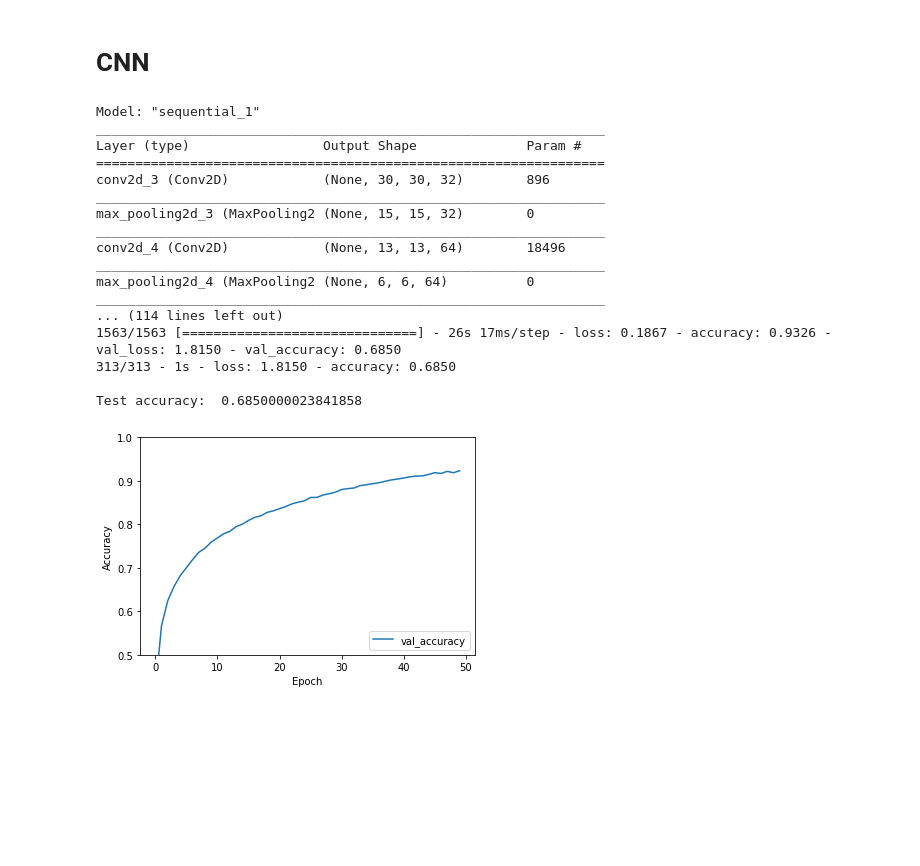
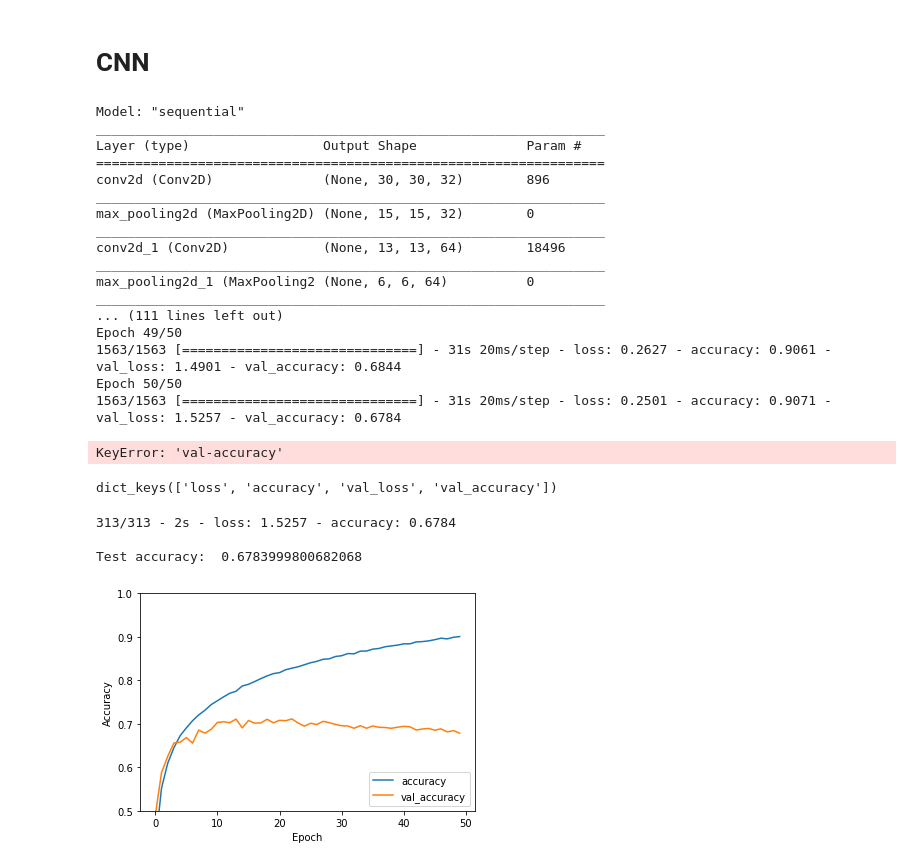
Before and after one commit to sandani98/EN2550_Ass_4, a Jupyter notebook: part-IV.ipynb, the cells around one changed output. Drawn from its saved outputs; the diff is of its cells as text; code cells hidden in the pictures; blank space fills up the shorter version.

Commit message:
Code to display train and test accuracies

```diff
--- a/part-IV.ipynb
+++ b/part-IV.ipynb
@@ -4,7 +4,7 @@
 
 import tensorflow as tf
 from tensorflow import keras
-#from tensorflow.keras import datasets,layers,models
+from tensorflow.keras import datasets,layers,models
 import matplotlib.pyplot as plt
 
 (train_images,train_labels),(test_images,test_labels) = datasets.cifar10.load_data()
@@ -33,8 +33,9 @@ model.compile(optimizer = 'adam',
     metrics = ['accuracy']
 )
 
-history = model.fit(train_images,train_labels,epochs = 50,validation_data=(test_images,test_labels))
-plt.plot(history.history['accuracy'],label='val_accuracy')
+history = model.fit(train_images,train_labels,epochs = 50,validation_data=(test_images,test_labels))  #25 epochs would be better
+plt.plot(history.history['accuracy'],label='accuracy')
+plt.plot(history.history['val-accuracy'],label='val_accuracy')
 plt.xlabel('Epoch')
 plt.ylabel('Accuracy')
 plt.ylim([0.5,1])
@@ -44,21 +45,41 @@ plt.legend(loc='lower right')
 test_loss,test_acc = model.evaluate(test_images,test_labels,verbose=2)
 print('\nTest accuracy: ',test_acc)
 # %% [output]
-Model: "sequential_1"
+Model: "sequential"
 _________________________________________________________________
 Layer (type)                 Output Shape              Param #
 =================================================================
-conv2d_3 (Conv2D)            (None, 30, 30, 32)        896
+conv2d (Conv2D)              (None, 30, 30, 32)        896
 _________________________________________________________________
-max_pooling2d_3 (MaxPooling2 (None, 15, 15, 32)        0
+max_pooling2d (MaxPooling2D) (None, 15, 15, 32)        0
 _________________________________________________________________
-conv2d_4 (Conv2D)            (None, 13, 13, 64)        18496
+conv2d_1 (Conv2D)            (None, 13, 13, 64)        18496
 _________________________________________________________________
-max_pooling2d_4 (MaxPooling2 (None, 6, 6, 64)          0
+max_pooling2d_1 (MaxPooling2 (None, 6, 6, 64)          0
 _________________________________________________________________
-... (114 lines left out)
-1563/1563 [==============================] - 26s 17ms/step - loss: 0.1867 - accuracy: 0.9326 - val_loss: 1.8150 - val_accuracy: 0.6850
-313/313 - 1s - loss: 1.8150 - accuracy: 0.6850
-
-Test accuracy:  0.6850000023841858
+... (111 lines left out)
+Epoch 49/50
+1563/1563 [==============================] - 31s 20ms/step - loss: 0.2627 - accuracy: 0.9061 - val_loss: 1.4901 - val_accuracy: 0.6844
+Epoch 50/50
+1563/1563 [==============================] - 31s 20ms/step - loss: 0.2501 - accuracy: 0.9071 - val_loss: 1.5257 - val_accuracy: 0.6784
-[figure, removed]
+KeyError: 'val-accuracy'
+# %%
+print(history.history.keys())
+# %% [output]
+dict_keys(['loss', 'accuracy', 'val_loss', 'val_accuracy'])
+# %%
+plt.plot(history.history['accuracy'],label='accuracy')
+plt.plot(history.history['val_accuracy'],label='val_accuracy')
+plt.xlabel('Epoch')
+plt.ylabel('Accuracy')
+plt.ylim([0.5,1])
+plt.legend(loc='lower right')
+
+
+test_loss,test_acc = model.evaluate(test_images,test_labels,verbose=2)
+print('\nTest accuracy: ',test_acc)
+# %% [output]
+313/313 - 2s - loss: 1.5257 - accuracy: 0.6784
+
+Test accuracy:  0.6783999800682068
+[figure, added]
```
